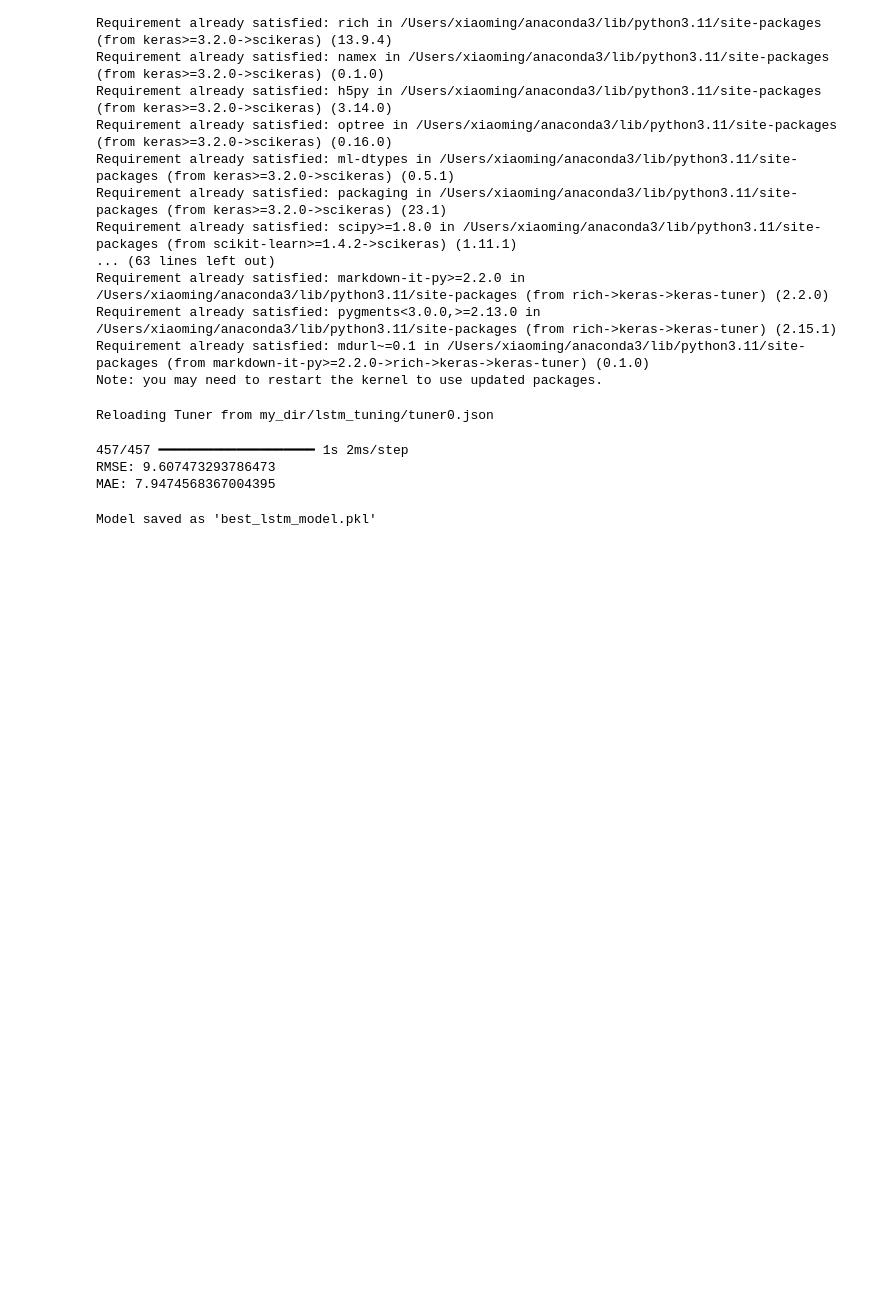
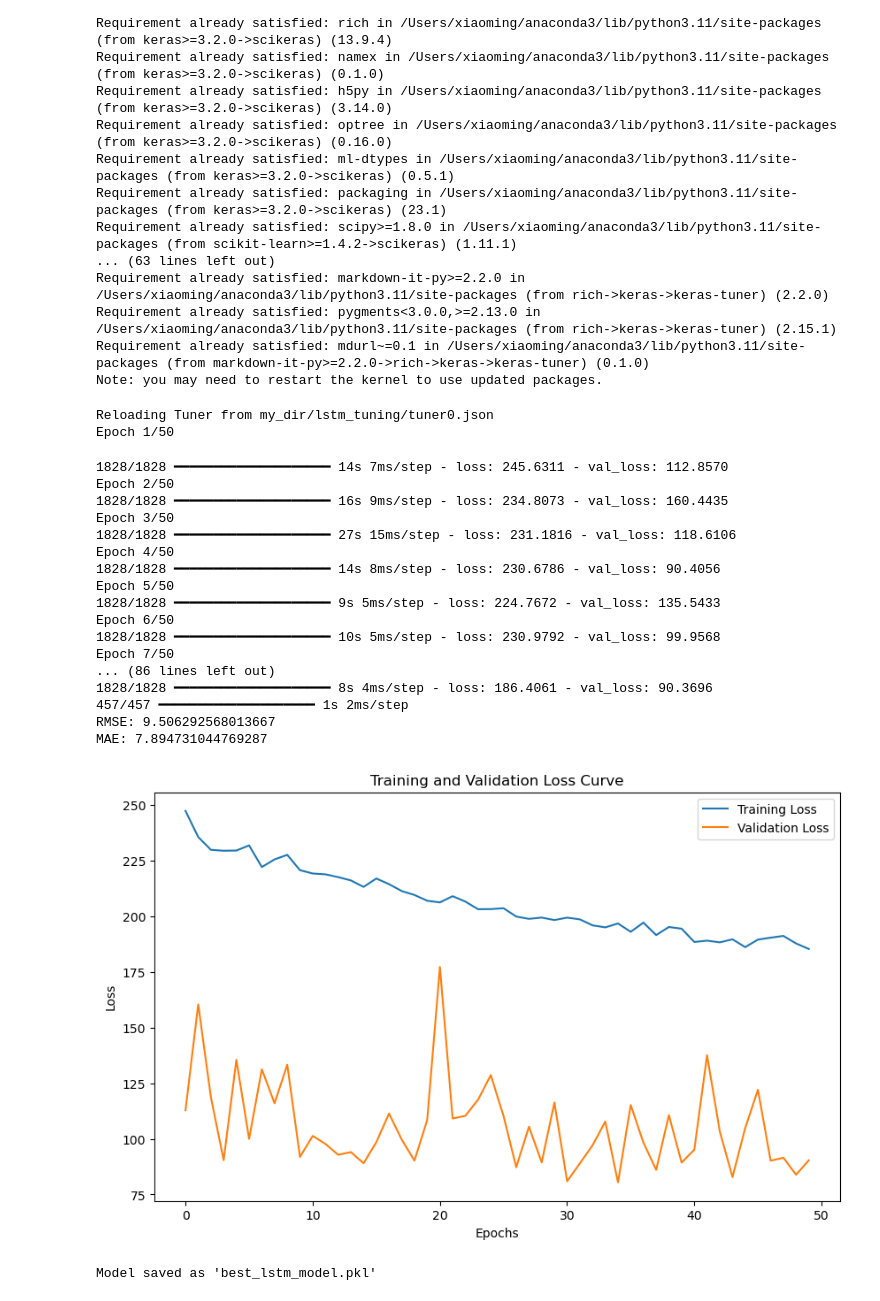
Before and after one commit to AugustNg/FYP, a Jupyter notebook: LSTM.ipynb, the cells around one changed output. Saved outputs shown, nothing was run; the diff lists cells and outputs as text; code cells hidden in the pictures; blank space fills up the shorter version.

```diff
--- a/LSTM.ipynb
+++ b/LSTM.ipynb
@@ -181,6 +181,8 @@ import tensorflow as tf
 from sklearn.model_selection import train_test_split
 import keras_tuner as kt
 from sklearn.preprocessing import LabelEncoder
+import matplotlib.pyplot as plt
+from sklearn.metrics import mean_squared_error, mean_absolute_error
 
 # Load the dataset
 df = pd.read_csv('retail_store_inventory.csv')
@@ -189,13 +191,13 @@ df = pd.read_csv('retail_store_inventory.csv')
 df['Date'] = pd.to_datetime(df['Date'])
 df = df.fillna(0)  # Fill missing values (customize as needed)
 
-# Example: Convert categorical columns to numeric
+# Convert categorical columns to numeric
 label_encoder = LabelEncoder()
 categorical_columns = ['Category', 'Store ID', 'Product ID', 'Region', 'Weather Condition', 'Seasonality']
 for col in categorical_columns:
     df[col] = label_encoder.fit_transform(df[col])
 
-# Define the features (X) and target (y)
+# Define features (X) and target (y)
 X = df.drop(columns=['Units Sold', 'Date'])  # Dropping target column 'Units Sold' and 'Date'
 y = df['Units Sold']
 
@@ -218,36 +220,64 @@ def create_lstm_model(hp):
     return model
 
 # Initialize the Keras Tuner with RandomSearch
 tuner = kt.RandomSearch(
     create_lstm_model,
     objective='val_loss',  # Minimize validation loss
     max_trials=5,  # Number of random configurations to try
     executions_per_trial=1,
     directory='my_dir',
     project_name='lstm_tuning'
 )
 
 # Perform the hyperparameter search
 tuner.search(X_train, y_train, epochs=10, batch_size=32, validation_data=(X_test, y_test))
 
 # Get the best model
 best_model = tuner.get_best_models(num_models=1)[0]
 
+# Fit the best model to the data and capture history
+history = best_model.fit(X_train, y_train, epochs=50, batch_size=32, validation_data=(X_test, y_test))
+
 # Evaluate the best model on the test set
 y_pred = best_model.predict(X_test)
 
 # Evaluate using RMSE and MAE
-from sklearn.metrics import mean_squared_error, mean_absolute_error
 rmse = np.sqrt(mean_squared_error(y_test, y_pred))
 mae = mean_absolute_error(y_test, y_pred)
 
 print(f"RMSE: {rmse}")
 print(f"MAE: {mae}")
+
+# **Plot the Loss Curve (Training Loss vs Validation Loss)**
+plt.figure(figsize=(10, 6))
+plt.plot(history.history['loss'], label='Training Loss')
+plt.plot(history.history['val_loss'], label='Validation Loss')
+plt.title('Training and Validation Loss Curve')
+plt.xlabel('Epochs')
+plt.ylabel('Loss')
+plt.legend()
+plt.show()
 # %% [output]
 Reloading Tuner from my_dir/lstm_tuning/tuner0.json
+Epoch 1/50
+1828/1828 ━━━━━━━━━━━━━━━━━━━━ 14s 7ms/step - loss: 245.6311 - val_loss: 112.8570
+Epoch 2/50
+1828/1828 ━━━━━━━━━━━━━━━━━━━━ 16s 9ms/step - loss: 234.8073 - val_loss: 160.4435
+Epoch 3/50
+1828/1828 ━━━━━━━━━━━━━━━━━━━━ 27s 15ms/step - loss: 231.1816 - val_loss: 118.6106
+Epoch 4/50
+1828/1828 ━━━━━━━━━━━━━━━━━━━━ 14s 8ms/step - loss: 230.6786 - val_loss: 90.4056
+Epoch 5/50
+1828/1828 ━━━━━━━━━━━━━━━━━━━━ 9s 5ms/step - loss: 224.7672 - val_loss: 135.5433
+Epoch 6/50
+1828/1828 ━━━━━━━━━━━━━━━━━━━━ 10s 5ms/step - loss: 230.9792 - val_loss: 99.9568
+Epoch 7/50
+... (86 lines left out)
+1828/1828 ━━━━━━━━━━━━━━━━━━━━ 8s 4ms/step - loss: 186.4061 - val_loss: 90.3696
 457/457 ━━━━━━━━━━━━━━━━━━━━ 1s 2ms/step
-RMSE: 9.607473293786473
-MAE: 7.9474568367004395
+RMSE: 9.506292568013667
+MAE: 7.894731044769287
+[figure, added]
 # %%
 import pickle
 
```
Also changed, not shown: parts of 5 cells of this notebook, 3 other files.
